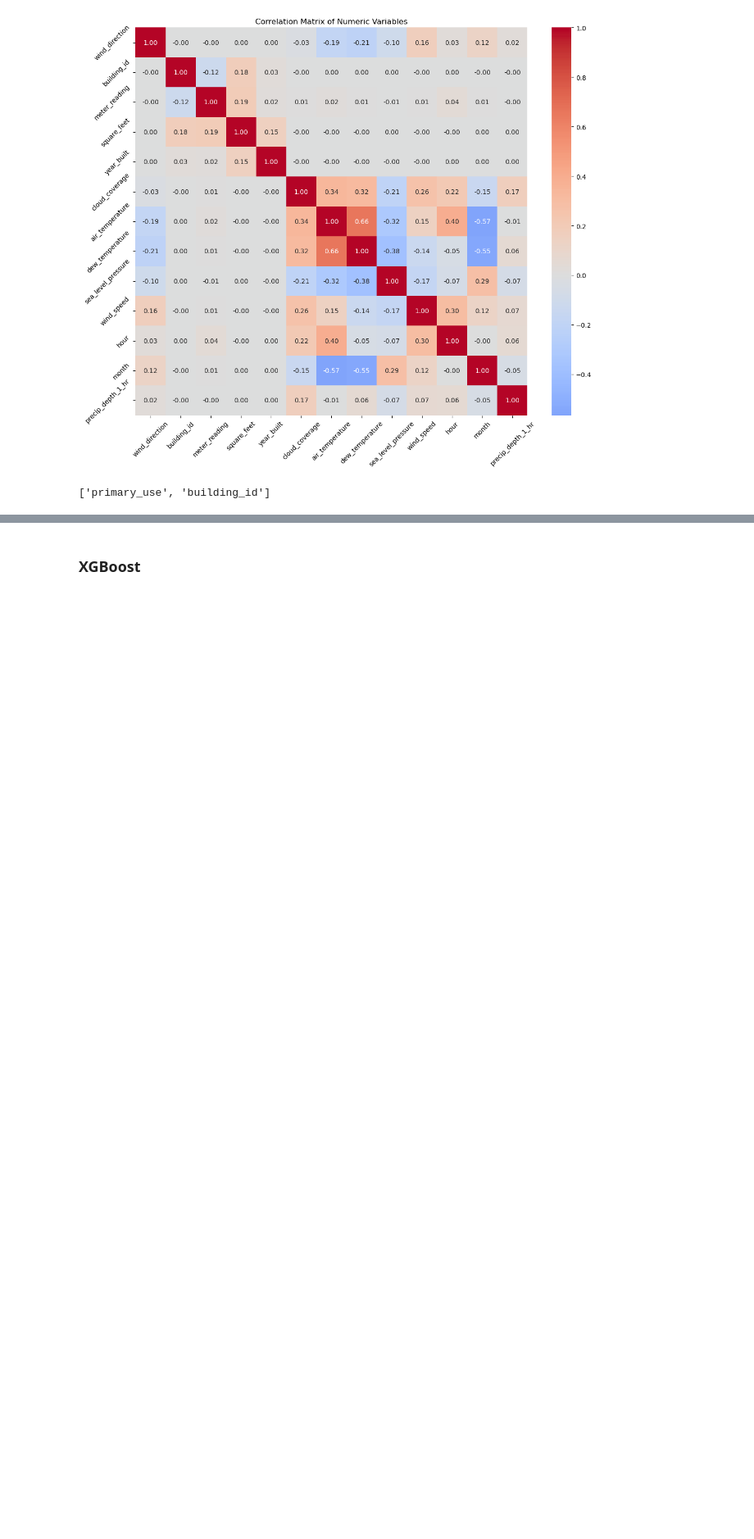
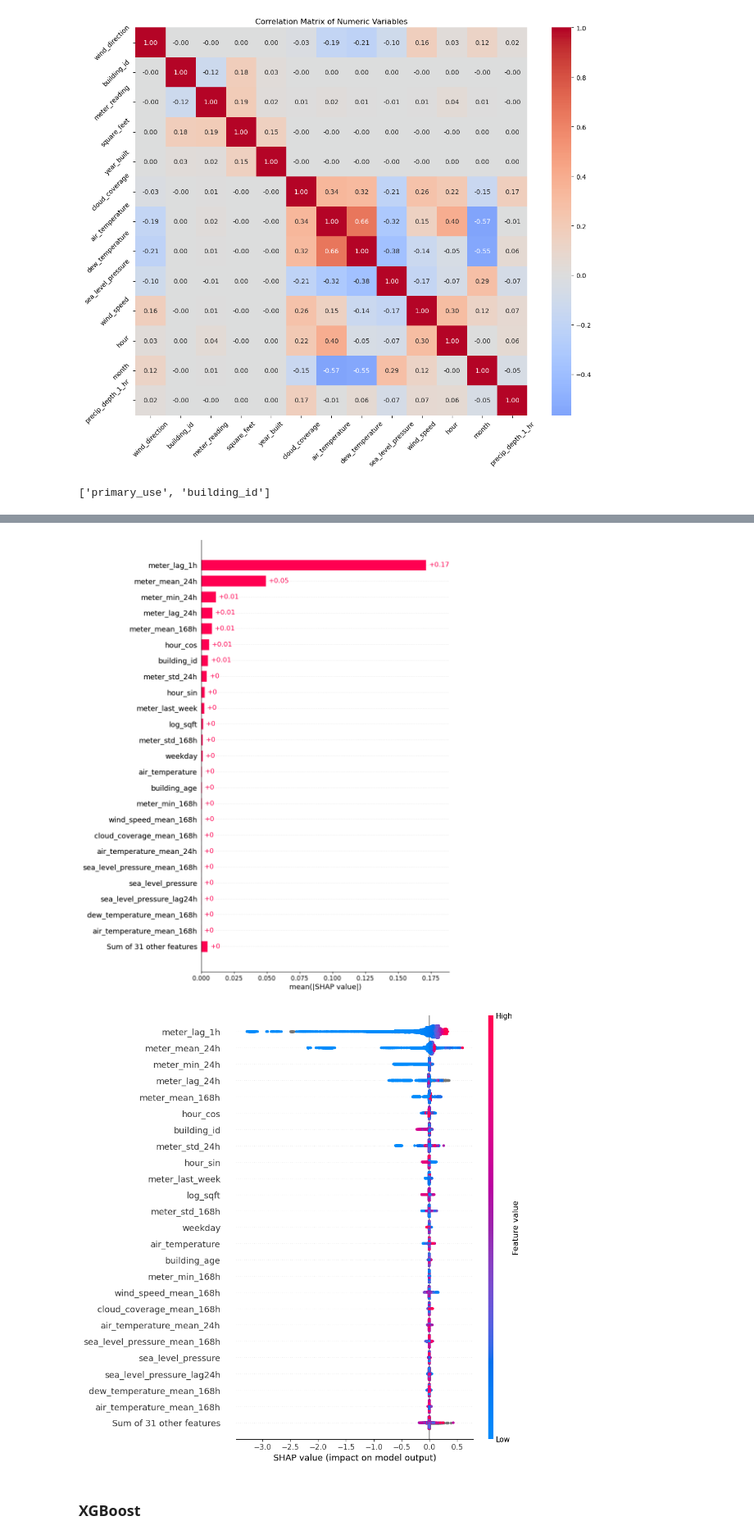
Before and after one commit to ss7172/MLforClimate, a Jupyter notebook: feature_based_models.ipynb, the cells around one changed output, grey strips where cells are left out. Shown at 82% size. Drawn from its saved outputs; the diff is of its cells as text; code cells hidden in the pictures; blank space fills up the shorter version.

```diff
--- a/feature_based_models.ipynb
+++ b/feature_based_models.ipynb
@@ -253,3 +313,25 @@ LightGBM RMSE_test : 49.382221409985824 kWh
+# %%
+import shap
+
+
+explainer   = shap.TreeExplainer(lgbm, model_output="raw")
+shap_values = explainer(X_train, check_additivity=False)
+
+shap.plots.bar(shap_values, max_display=25)   # mean |SHAP| top‑25
+
+shap.plots.beeswarm(shap_values, max_display=25)
+
+shap_imp = (
+    pd.DataFrame({
+        "feature": shap_values.feature_names,
+        "mean_abs_shap": np.abs(shap_values.values).mean(0)
+    })
+    .sort_values("mean_abs_shap", ascending=False)
+)
+shap_imp.to_csv("shap_global_importance.csv", index=False)
+# %% [output]
+[figure, added]
+[figure, added]
 # %% [markdown]
 ### XGBoost
 # %%
```
Also changed, not shown: parts of 20 cells of this notebook, 5 other files.
